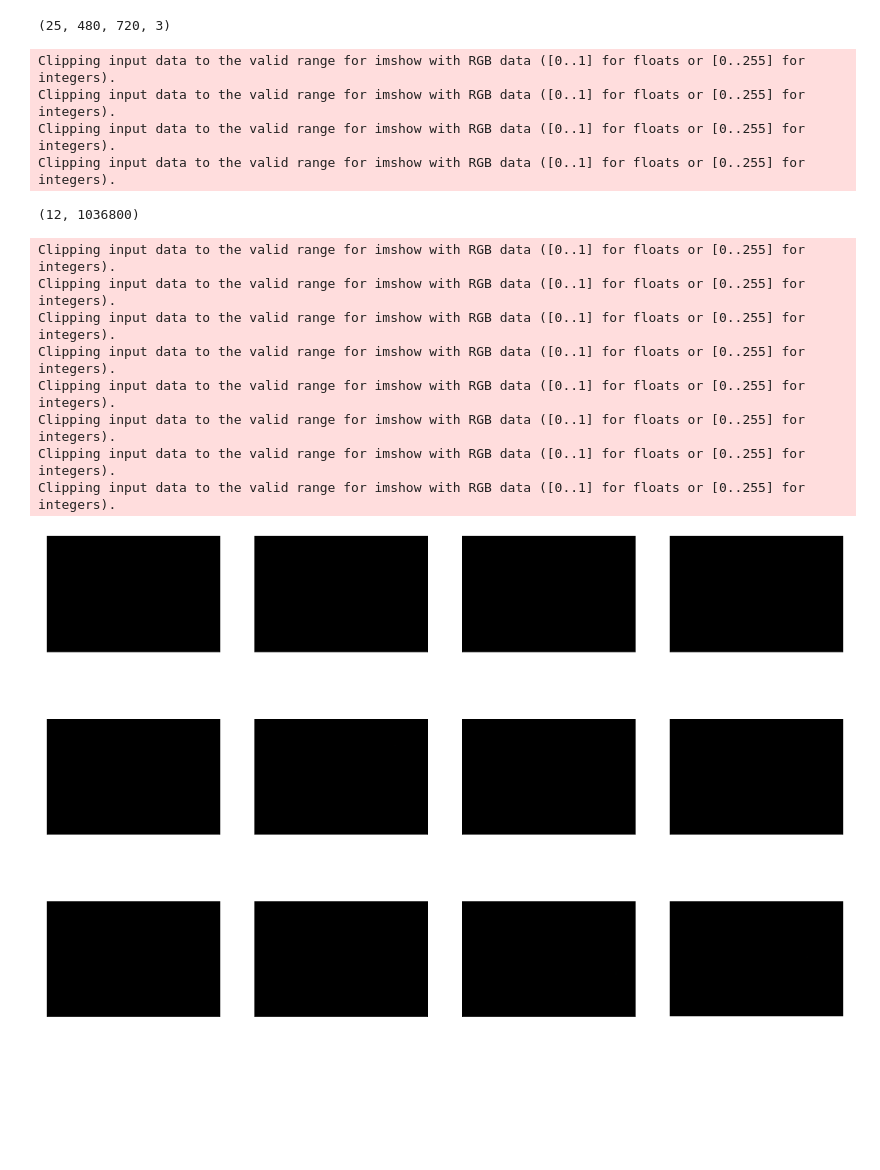
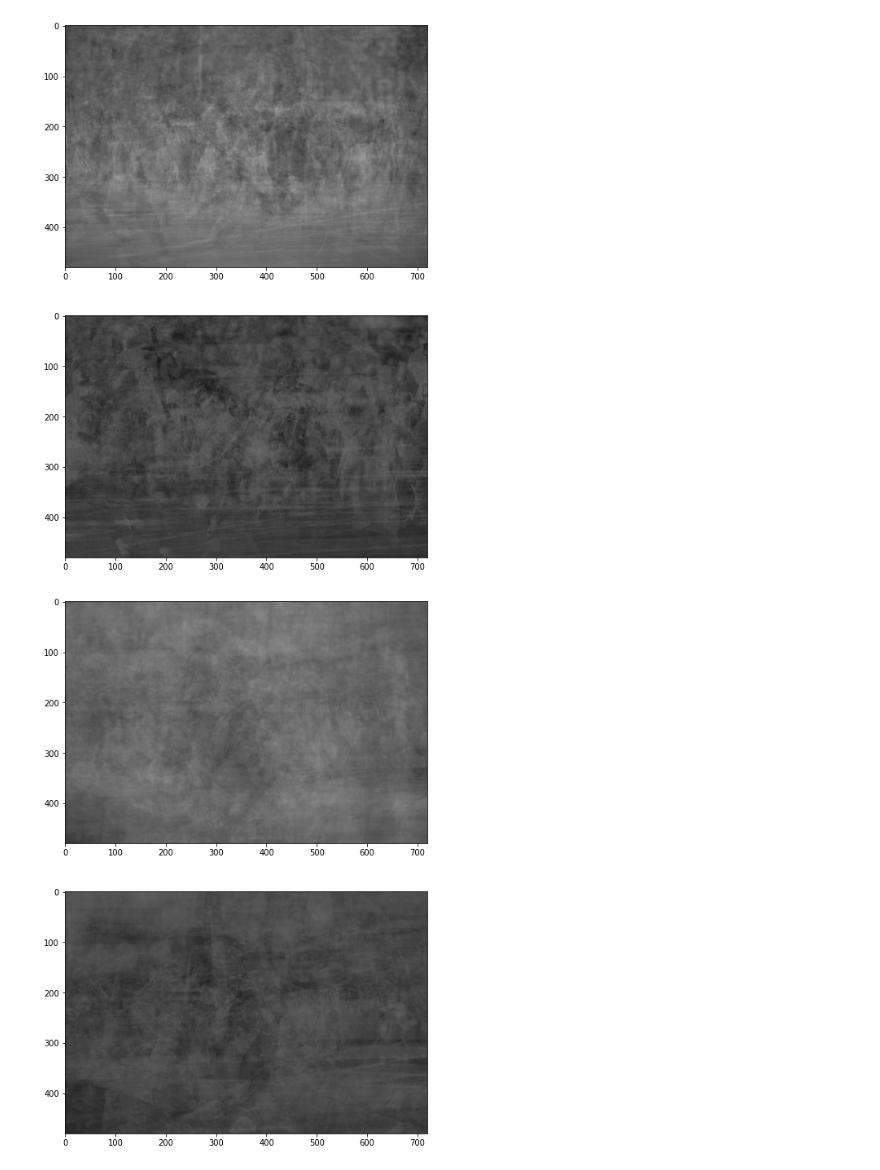
Before and after one commit to SociallyCompute/RJI-Photo, a Jupyter notebook: EDA.ipynb, the cells around one changed output. Drawn from its saved outputs; the diff is of its cells as text; code cells hidden in the pictures; blank space fills up the shorter version.

```diff
--- a/EDA.ipynb
+++ b/EDA.ipynb
@@ -138,25 +49,12 @@ Clipping input data to the valid range for imshow with RGB data ([0..1] for floa
-# %%
-from sklearn.decomposition import PCA
-
-sev_pca = PCA(n_components=0.7, whiten=True)
-print(sev_img_list.shape)
-sev_pca.fit(sev_img_list.reshape((25, -1)))
-print(sev_pca.components_.shape)
-
-plot_pca(sev_pca)
-# %% [output]
-(25, 480, 720, 3)
-Clipping input data to the valid range for imshow with RGB data ([0..1] for floats or [0..255] for integers).
-Clipping input data to the valid range for imshow with RGB data ([0..1] for floats or [0..255] for integers).
-Clipping input data to the valid range for imshow with RGB data ([0..1] for floats or [0..255] for integers).
-Clipping input data to the valid range for imshow with RGB data ([0..1] for floats or [0..255] for integers).
-(12, 1036800)
-Clipping input data to the valid range for imshow with RGB data ([0..1] for floats or [0..255] for integers).
-Clipping input data to the valid range for imshow with RGB data ([0..1] for floats or [0..255] for integers).
-Clipping input data to the valid range for imshow with RGB data ([0..1] for floats or [0..255] for integers).
-Clipping input data to the valid range for imshow with RGB data ([0..1] for floats or [0..255] for integers).
-Clipping input data to the valid range for imshow with RGB data ([0..1] for floats or [0..255] for integers).
-Clipping input data to the valid range for imshow with RGB data ([0..1] for floats or [0..255] for integers).
-Clipping input data to the valid range for imshow with RGB data ([0..1] for floats or [0..255] for integers).
-Clipping input data to the valid range for imshow with RGB data ([0..1] for floats or [0..255] for integers).
-[figure, removed]
+# %%
+fives_imgs = load_images(fives_df)
+
+fives_mean, fives_std = plot_mean_and_std(fives_imgs)
+# %% [output]
+[figure, added]
+# %%
+sixes_imgs = load_images(sixes_df)
+
+sixes_mean, sixes_std = plot_mean_and_std(sixes_imgs)
+# %% [output]
+[figure, added]
```
Also changed, not shown: parts of 20 cells of this notebook, 10 other files.
